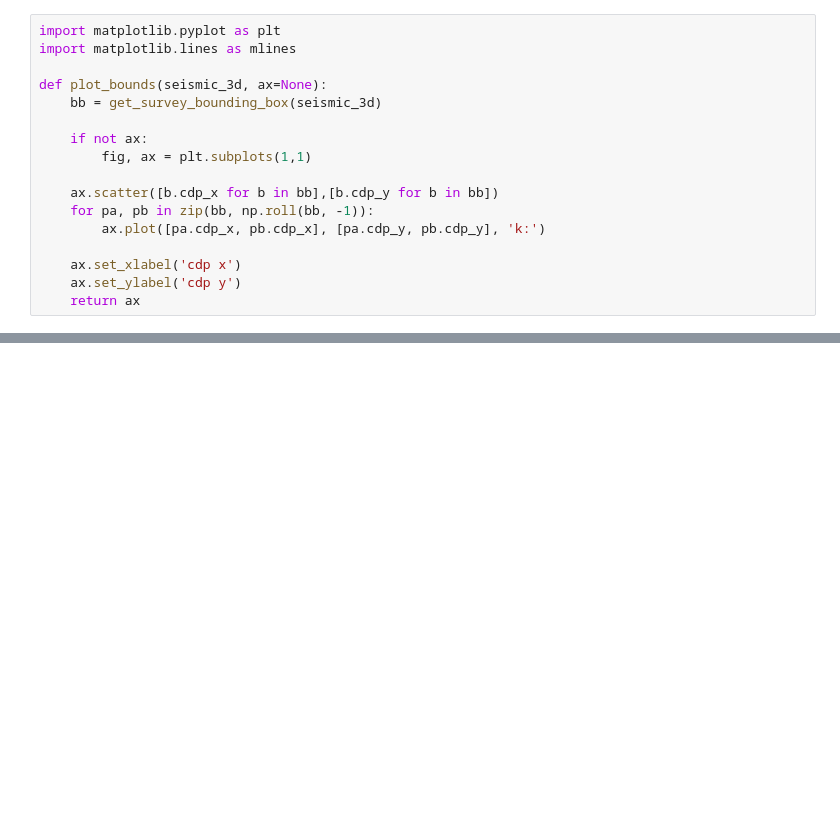
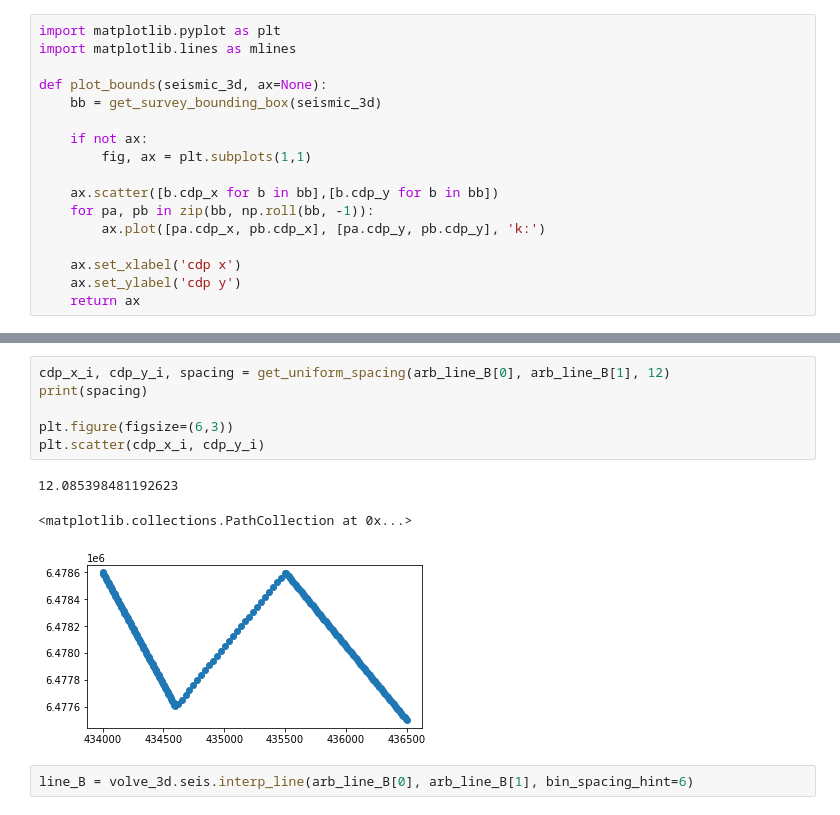
Before and after one commit to trhallam/segysak, a Jupyter notebook: examples/notebooks/example_extract_arbitrary_line.ipynb, the cells around one changed output, grey strips where cells are left out. Drawn from its saved outputs; the diff is of its cells as text; blank space fills up the shorter version.

```diff
--- a/examples/notebooks/example_extract_arbitrary_line.ipynb
+++ b/examples/notebooks/example_extract_arbitrary_line.ipynb
@@ -121,0 +135,12 @@ print(spacing)
+# %%
+cdp_x_i, cdp_y_i, spacing = get_uniform_spacing(arb_line_B[0], arb_line_B[1], 12)
+print(spacing)
+
+plt.figure(figsize=(6,3))
+plt.scatter(cdp_x_i, cdp_y_i)
+# %% [output]
+12.085398481192623
+<matplotlib.collections.PathCollection at 0x...>
+[figure, added]
+# %%
+line_B = volve_3d.seis.interp_line(arb_line_B[0], arb_line_B[1], bin_spacing_hint=6)
```
Also changed, not shown: parts of 11 cells of this notebook, 5 other files.
